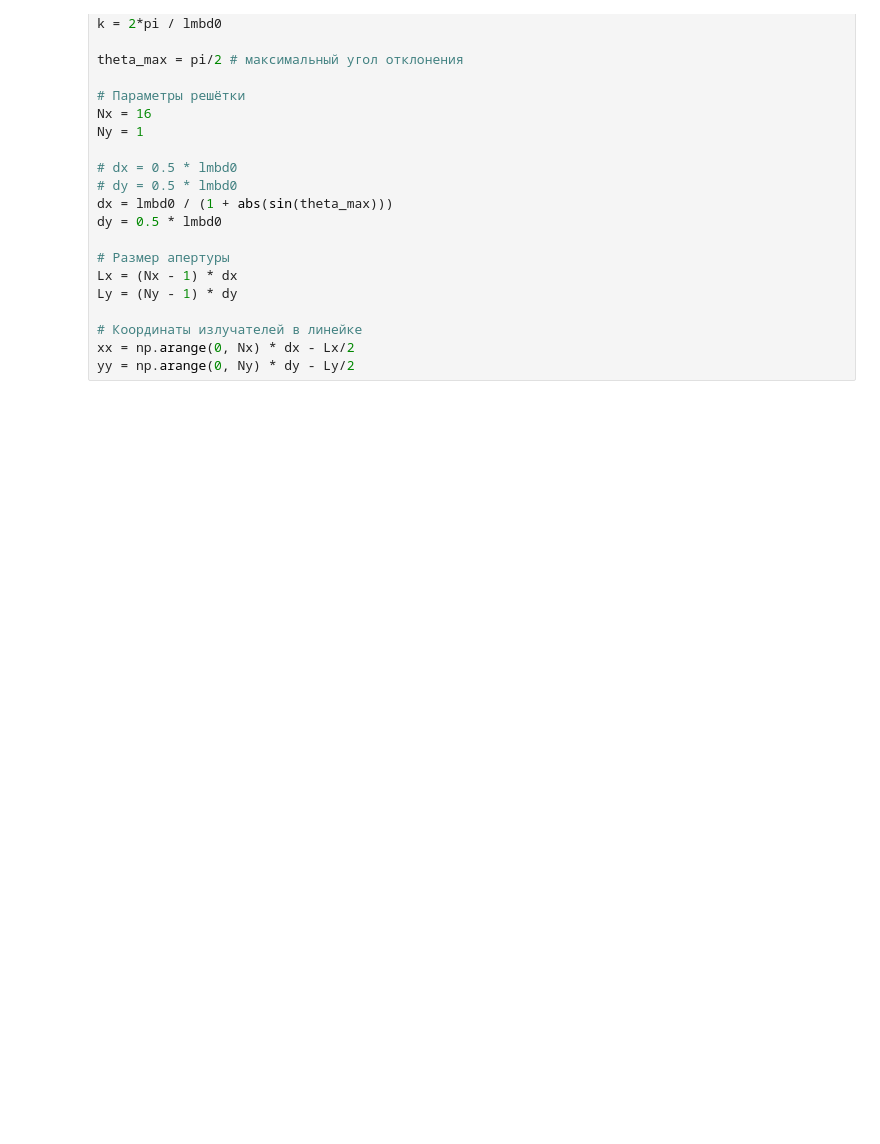
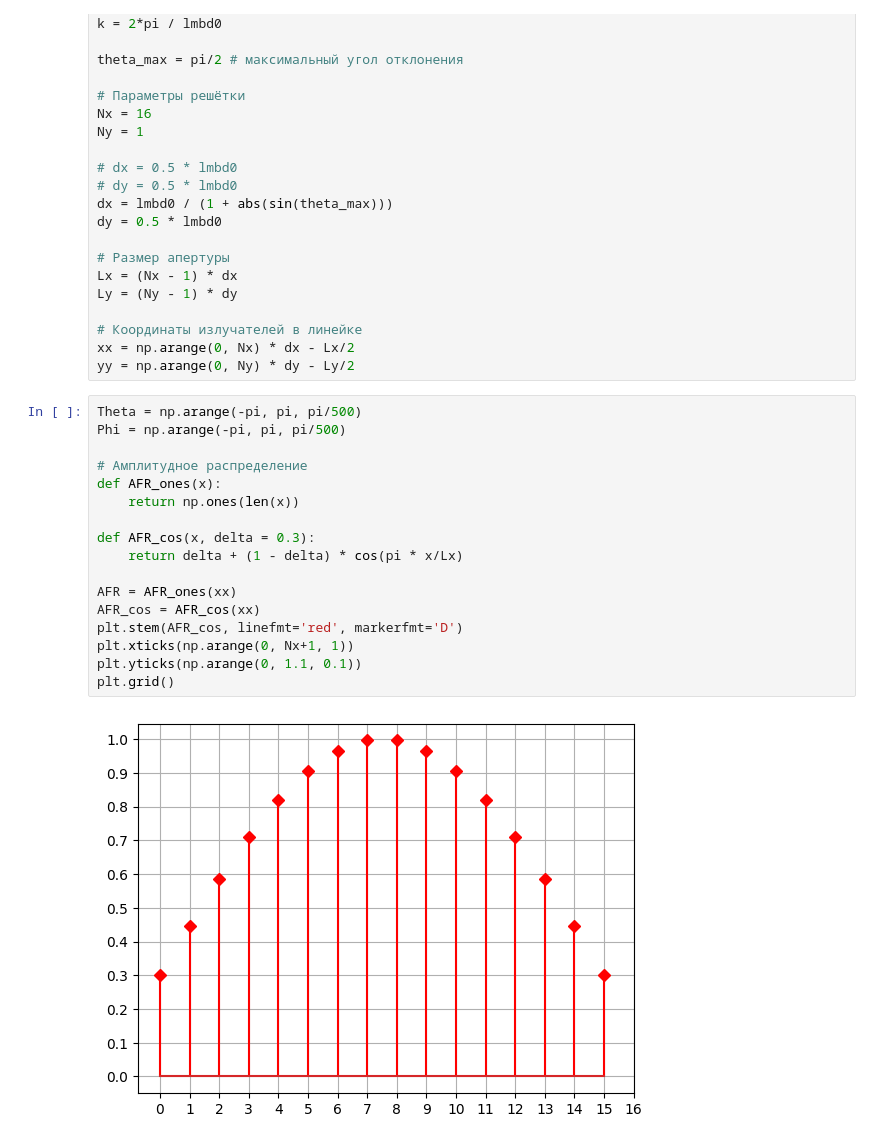
Before and after one commit to MargaritaWraith/AntennaArray-SandBox, a Jupyter notebook: AntennaArrayDN.ipynb, the cells around one changed output. Cells and saved outputs as stored; diff of their text form; blank space fills up the shorter version.

```diff
--- a/AntennaArrayDN.ipynb
+++ b/AntennaArrayDN.ipynb
@@ -40,3 +40,22 @@ Ly = (Ny - 1) * dy
 # Координаты излучателей в линейке
 xx = np.arange(0, Nx) * dx - Lx/2
 yy = np.arange(0, Ny) * dy - Ly/2
+# %%
+Theta = np.arange(-pi, pi, pi/500)
+Phi = np.arange(-pi, pi, pi/500)
+
+# Амплитудное распределение
+def AFR_ones(x):
+    return np.ones(len(x))
+
+def AFR_cos(x, delta = 0.3):
+    return delta + (1 - delta) * cos(pi * x/Lx)
+
+AFR = AFR_ones(xx)
+AFR_cos = AFR_cos(xx)
+plt.stem(AFR_cos, linefmt='red', markerfmt='D')
+plt.xticks(np.arange(0, Nx+1, 1))
+plt.yticks(np.arange(0, 1.1, 0.1))
+plt.grid()
+# %% [output]
+[figure, added]
```
Also changed, not shown: parts of 9 cells of this notebook, 4 other files.
